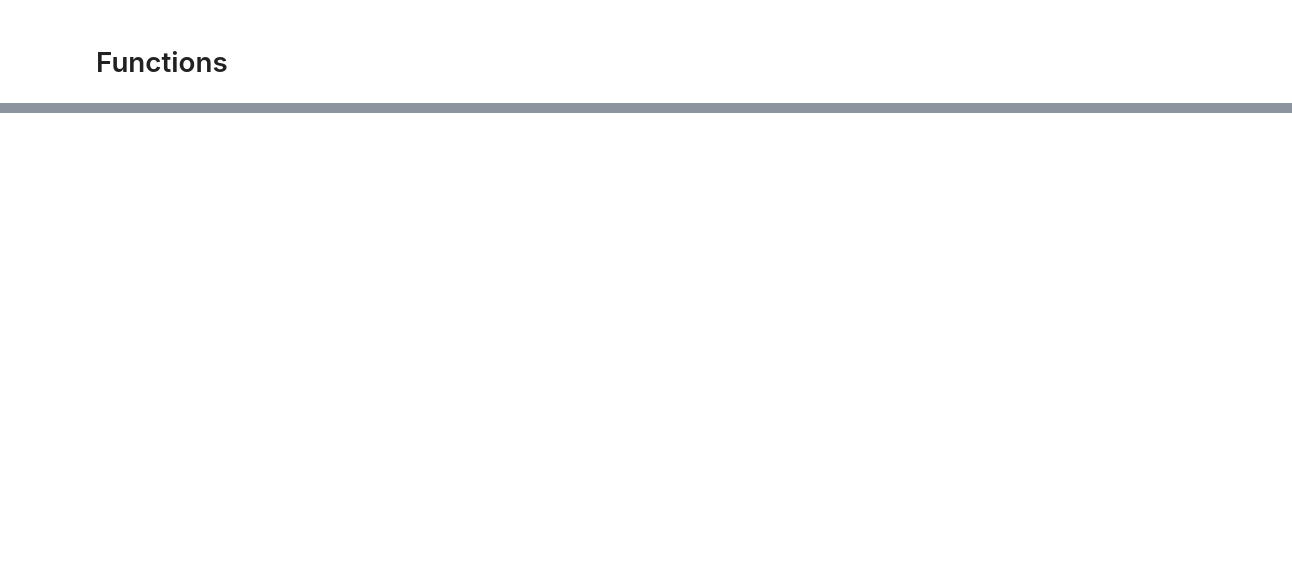
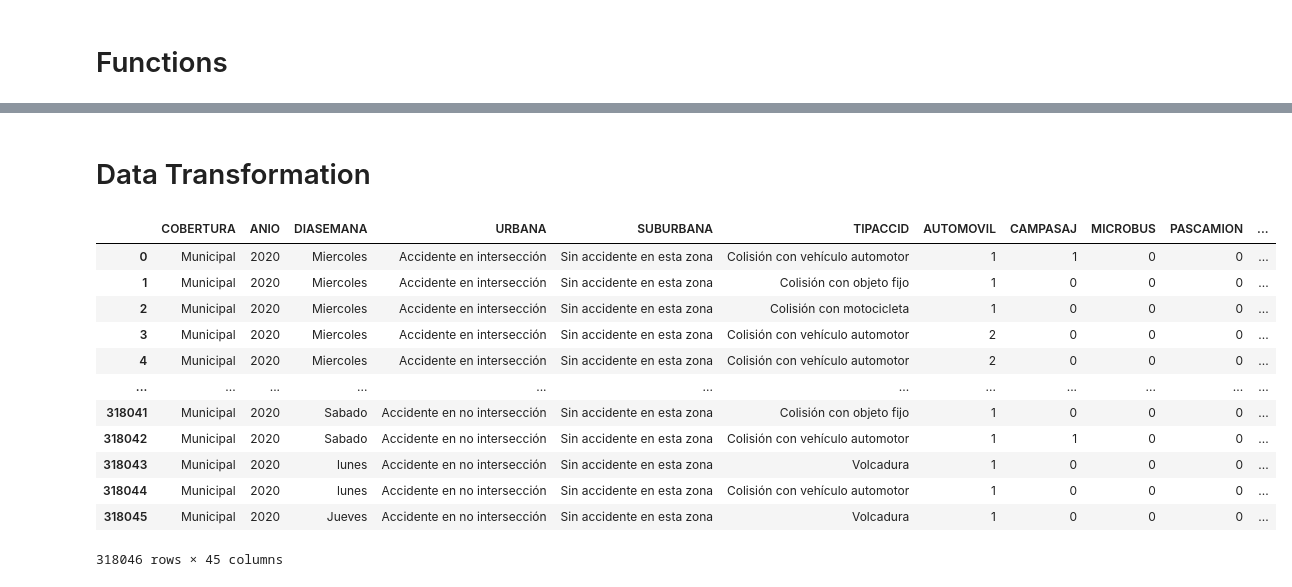
Before and after one commit to Chrisroj/Datathon-Geeks-Node, a Jupyter notebook: datathon.ipynb, the cells around one changed output, grey strips where cells are left out. Cells and saved outputs as stored; diff of their text form; code cells hidden in the pictures; blank space fills up the shorter version.

Commit message:
add-some-columns

```diff
--- a/datathon.ipynb
+++ b/datathon.ipynb
@@ -28,5 +30,15 @@ def read_csv_atus(df_path: pd.DataFrame):
 # %%
 # Data Path's
 path_data_set = "atus_anual_1997_2020/conjunto_de_datos"
+path_catalogos = "atus_anual_1997_2020/catalogos"
+# %%
+# Load ID's
+tc_dia = read_csv_atus(os.path.join(path_catalogos, "tc_dia.csv"))
+tc_edad = read_csv_atus(os.path.join(path_catalogos, "tc_edad.csv"))
+tc_entidad = read_csv_atus(os.path.join(path_catalogos, "tc_entidad.csv"))
+tc_hora = read_csv_atus(os.path.join(path_catalogos, "tc_hora.csv"))
+tc_minuto = read_csv_atus(os.path.join(path_catalogos, "tc_minuto.csv"))
+tc_municipio = read_csv_atus(os.path.join(path_catalogos, "tc_municipio.csv"))
+tc_periodo_mes = read_csv_atus(os.path.join(path_catalogos, "tc_periodo_mes.csv"))
 # %%
 # Test with a year
@@ -34,3 +47,38 @@ file_test = os.listdir(path_data_set)[10]
 # %%
 # Read csv
-atus = read_csv_atus(os.path.join(path_data_set, file_test))
+atus = read_csv_atus(os.path.join(path_data_set, "atus_anual_2020.csv"))
+# %% [markdown]
+# Data Transformation
+# %%
+# Dict of Catalogs
+catalogos_name_dict = {"ID_DIA": tc_dia,
+                       "ID_EDAD": tc_edad,
+                       "ID_ENTIDAD": tc_entidad,
+                       "ID_HORA": tc_hora,
+                       "ID_MINUTO": tc_minuto,
+                       "MES": tc_periodo_mes
+                       }
+# %%
+# Left Join with tc_municipio
+atus_transformed = atus.merge(tc_municipio, how = "left", on = ["ID_ENTIDAD", "ID_MUNICIPIO"])
+
+# Left Join with the rest of tables
+for id_name in list(catalogos_name_dict.keys()):
+    atus_transformed = atus_transformed.merge(catalogos_name_dict[id_name], how = "left", on = id_name)
+
+atus_transformed = atus_transformed.drop(["ID_DIA", "ID_EDAD", "ID_ENTIDAD", "ID_HORA", "ID_MINUTO", "MES", "ID_MUNICIPIO"], axis = 1)
+atus_transformed
+# %% [output]
+|  | COBERTURA | ANIO | DIASEMANA | URBANA | SUBURBANA | TIPACCID | AUTOMOVIL | CAMPASAJ | MICROBUS | PASCAMION | ... |
+| 0 | Municipal | 2020 | Miercoles | Accidente en intersección | Sin accidente en esta zona | Colisión con vehículo automotor | 1 | 1 | 0 | 0 | ... |
+| 1 | Municipal | 2020 | Miercoles | Accidente en intersección | Sin accidente en esta zona | Colisión con objeto fijo | 1 | 0 | 0 | 0 | ... |
+| 2 | Municipal | 2020 | Miercoles | Accidente en intersección | Sin accidente en esta zona | Colisión con motocicleta | 1 | 0 | 0 | 0 | ... |
+| 3 | Municipal | 2020 | Miercoles | Accidente en intersección | Sin accidente en esta zona | Colisión con vehículo automotor | 2 | 0 | 0 | 0 | ... |
+| 4 | Municipal | 2020 | Miercoles | Accidente en intersección | Sin accidente en esta zona | Colisión con vehículo automotor | 2 | 0 | 0 | 0 | ... |
+| ... | ... | ... | ... | ... | ... | ... | ... | ... | ... | ... | ... |
+| 318041 | Municipal | 2020 | Sabado | Accidente en no intersección | Sin accidente en esta zona | Colisión con objeto fijo | 1 | 0 | 0 | 0 | ... |
+| 318042 | Municipal | 2020 | Sabado | Accidente en no intersección | Sin accidente en esta zona | Colisión con vehículo automotor | 1 | 1 | 0 | 0 | ... |
+| 318043 | Municipal | 2020 | lunes | Accidente en no intersección | Sin accidente en esta zona | Volcadura | 1 | 0 | 0 | 0 | ... |
+| 318044 | Municipal | 2020 | lunes | Accidente en no intersección | Sin accidente en esta zona | Colisión con vehículo automotor | 1 | 0 | 0 | 0 | ... |
+| 318045 | Municipal | 2020 | Jueves | Accidente en no intersección | Sin accidente en esta zona | Volcadura | 1 | 0 | 0 | 0 | ... |
+318046 rows × 45 columns
```
Also changed, not shown: parts of 12 cells of this notebook.
